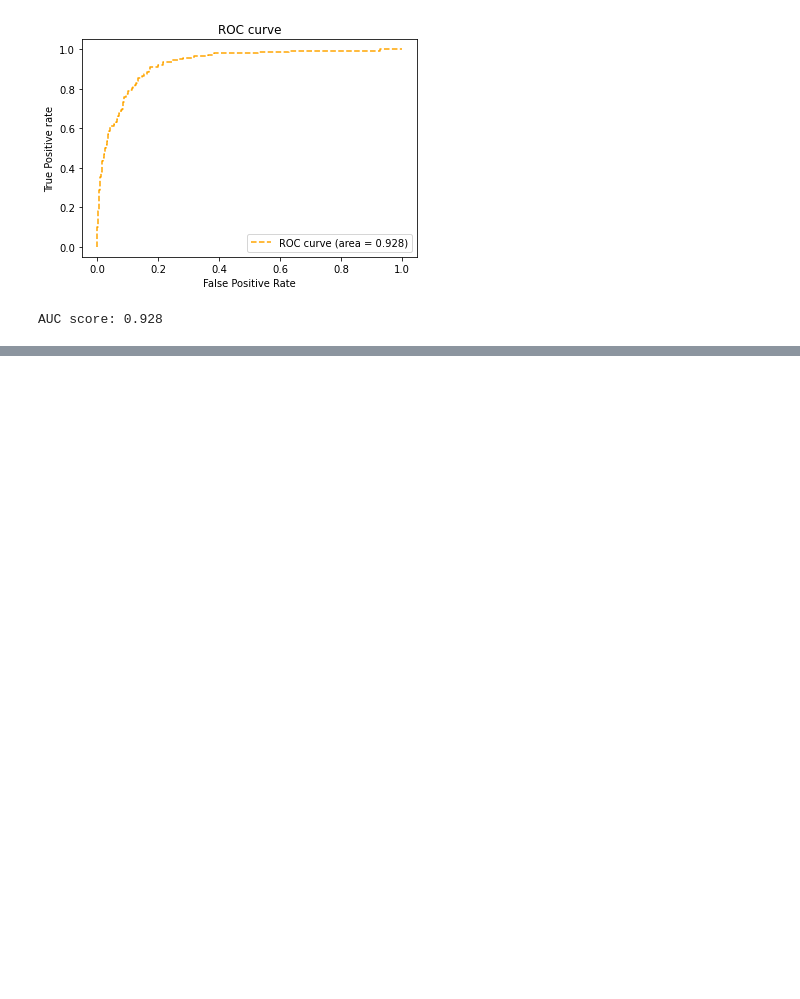
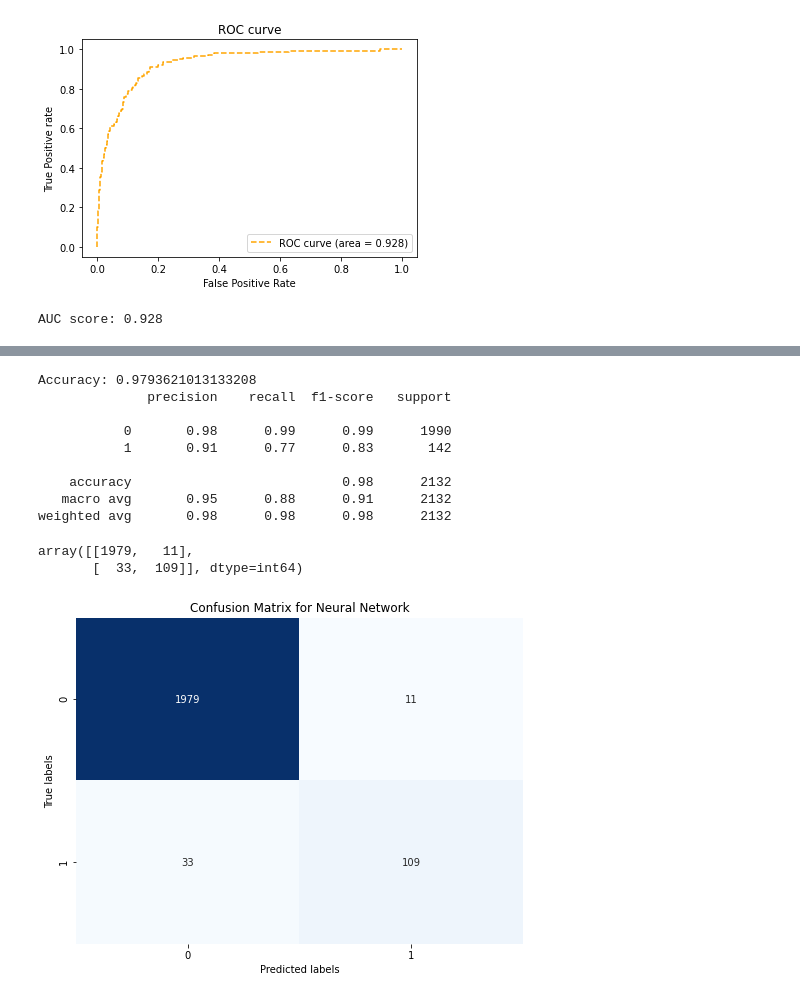
Before and after one commit to cheryltan17/DSA4263-Project, a Jupyter notebook: Models/Models.ipynb, the cells around one changed output, grey strips where cells are left out. Cells and saved outputs as stored; diff of their text form; code cells hidden in the pictures; blank space fills up the shorter version.

Commit message:
changed number of PCs and added neural network

```diff
--- a/Models/Models.ipynb
+++ b/Models/Models.ipynb
@@ -178,0 +197,14 @@ AUC score: 0.955
+# %%
+# Build the model
+nn_model = Sequential([
+    Input(shape=(num_features,)),  # Input layer
+    Dense(128, activation='relu'), # First hidden layer
+    Dense(64, activation='relu'),  # Second hidden layer
+    Dense(32, activation='relu'),  # Third hidden layer
+    Dense(1, activation='sigmoid') # Output layer (binary classification)
+])
+optimizer = Adam(learning_rate=0.001)
+nn_model.compile(optimizer=optimizer, loss='binary_crossentropy', metrics=['accuracy'])
+
+# Print model summary
+nn_model.summary()
@@ -178,0 +229,6 @@ AUC score: 0.955
+# %%
+nn_model.fit(X_train_balanced,
+             y_train_balanced,
+             epochs=10,
+             batch_size=32,
+             validation_data=(X_test, y_test))
@@ -178,0 +263,2 @@ AUC score: 0.955
+# %%
+y_pred = nn_model.predict(X_test)
@@ -178,0 +267,17 @@ AUC score: 0.955
+# %%
+y_pred = np.round(y_pred).tolist()
+# %%
+evaluate_model(y_test,y_pred,'Neural Network')
+# %% [output]
+Accuracy: 0.9793621013133208
+              precision    recall  f1-score   support
+
+           0       0.98      0.99      0.99      1990
+           1       0.91      0.77      0.83       142
+
+    accuracy                           0.98      2132
+   macro avg       0.95      0.88      0.91      2132
+weighted avg       0.98      0.98      0.98      2132
+array([[1979,   11],
+       [  33,  109]], dtype=int64)
+[figure, added]
```
Also changed, not shown: parts of 19 cells of this notebook.
